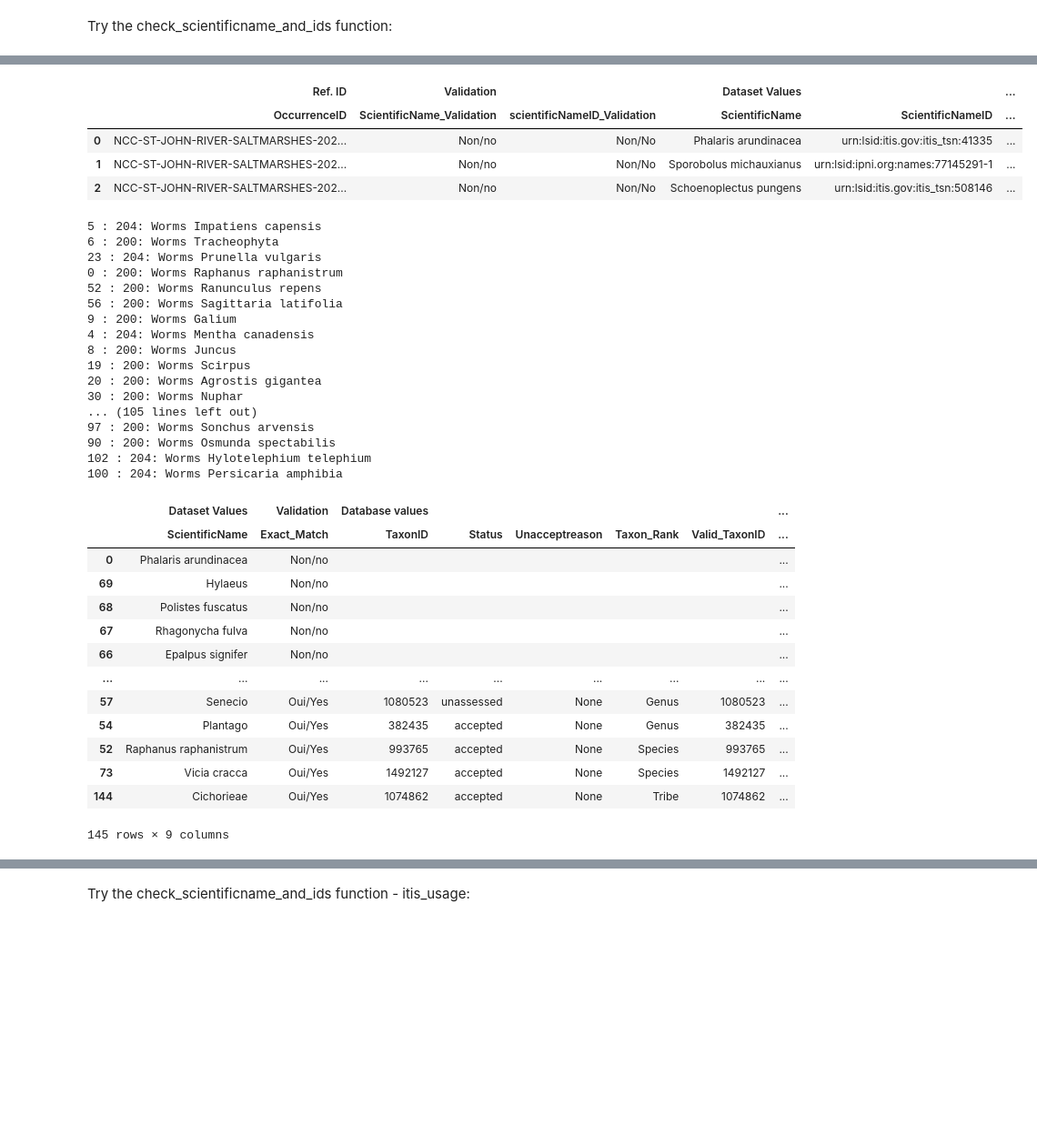
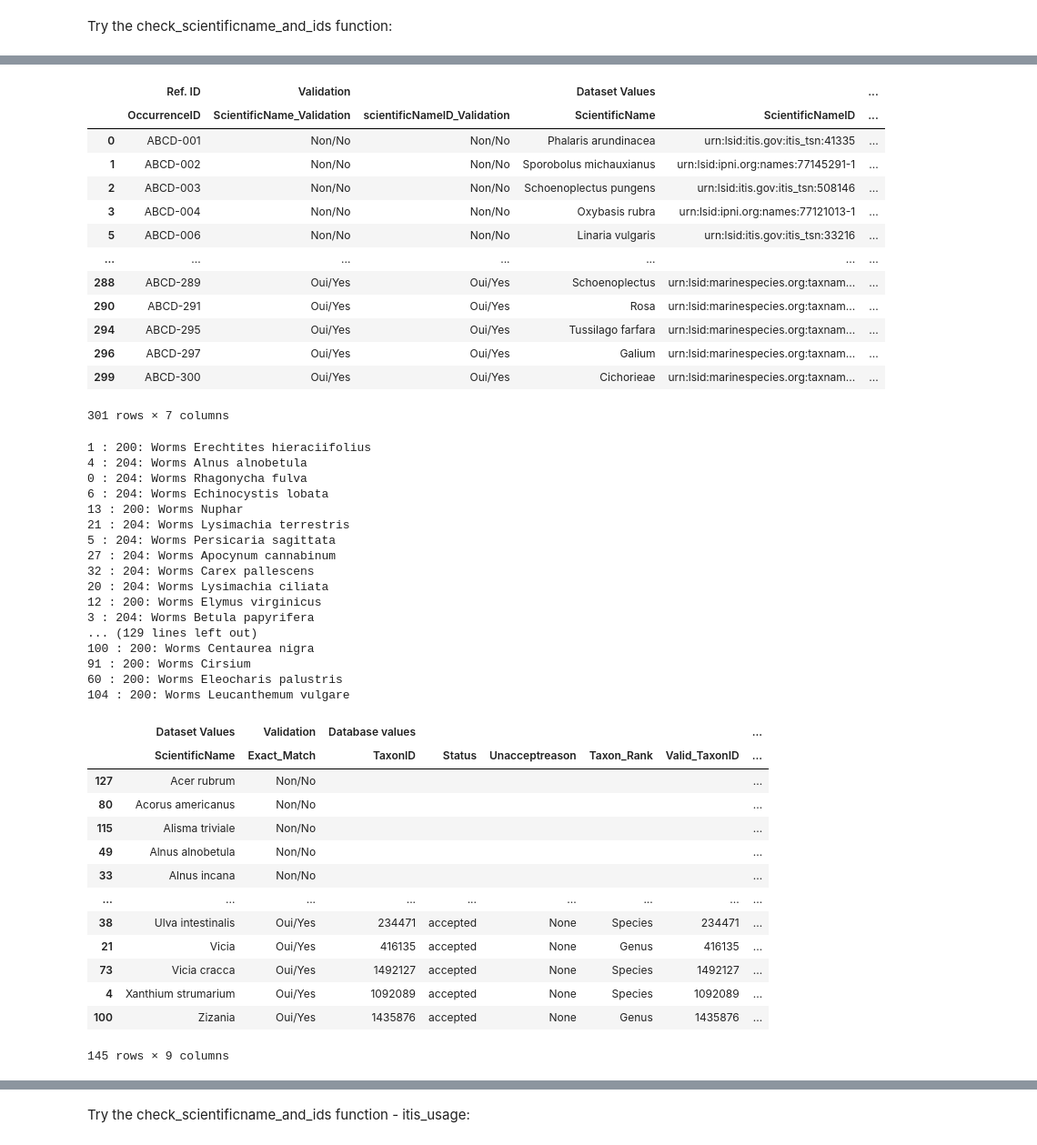
Before and after one commit to cioos-siooc/pyobistools, a Jupyter notebook: example_notebooks/notebook - check_scientificname_and_ids.ipynb, the cells around one changed output, grey strips where cells are left out. Shown at 91% size. Saved outputs shown, nothing was run; the diff lists cells and outputs as text; code cells hidden in the pictures; blank space fills up the shorter version.

```diff
--- a/example_notebooks/notebook - check_scientificname_and_ids.ipynb
+++ b/example_notebooks/notebook - check_scientificname_and_ids.ipynb
@@ -49,0 +44,3 @@ occurrence_extension.head(3)
+# %%
+occurrence_core = pd.read_csv('test_occurrence_core_check_scientificname_and_ids.csv')
+occurrence_core.head(5)
@@ -142,46 +175,55 @@ table1.head()
 # %%
-table2.head(3)
+table2
 # %% [output]
 |  | Ref. ID | Validation |  | Dataset Values |  | ... |
 |  | OccurrenceID | ScientificName_Validation | scientificNameID_Validation | ScientificName | ScientificNameID | ... |
-| 0 | NCC-ST-JOHN-RIVER-SALTMARSHES-202... | Non/no | Non/No | Phalaris arundinacea | urn:lsid:itis.gov:itis_tsn:41335 | ... |
-| 1 | NCC-ST-JOHN-RIVER-SALTMARSHES-202... | Non/no | Non/No | Sporobolus michauxianus | urn:lsid:ipni.org:names:77145291-1 | ... |
-| 2 | NCC-ST-JOHN-RIVER-SALTMARSHES-202... | Non/no | Non/No | Schoenoplectus pungens | urn:lsid:itis.gov:itis_tsn:508146 | ... |
+| 0 | ABCD-001 | Non/No | Non/No | Phalaris arundinacea | urn:lsid:itis.gov:itis_tsn:41335 | ... |
+| 1 | ABCD-002 | Non/No | Non/No | Sporobolus michauxianus | urn:lsid:ipni.org:names:77145291-1 | ... |
+| 2 | ABCD-003 | Non/No | Non/No | Schoenoplectus pungens | urn:lsid:itis.gov:itis_tsn:508146 | ... |
+| 3 | ABCD-004 | Non/No | Non/No | Oxybasis rubra | urn:lsid:ipni.org:names:77121013-1 | ... |
+| 5 | ABCD-006 | Non/No | Non/No | Linaria vulgaris | urn:lsid:itis.gov:itis_tsn:33216 | ... |
+| ... | ... | ... | ... | ... | ... | ... |
+| 288 | ABCD-289 | Oui/Yes | Oui/Yes | Schoenoplectus | urn:lsid:marinespecies.org:taxnam... | ... |
+| 290 | ABCD-291 | Oui/Yes | Oui/Yes | Rosa | urn:lsid:marinespecies.org:taxnam... | ... |
+| 294 | ABCD-295 | Oui/Yes | Oui/Yes | Tussilago farfara | urn:lsid:marinespecies.org:taxnam... | ... |
+| 296 | ABCD-297 | Oui/Yes | Oui/Yes | Galium | urn:lsid:marinespecies.org:taxnam... | ... |
+| 299 | ABCD-300 | Oui/Yes | Oui/Yes | Cichorieae | urn:lsid:marinespecies.org:taxnam... | ... |
+301 rows × 7 columns
 # %%
 table3, table4 = check_scientificname_and_ids(occurrence_core, 'names_taxons_ids')
 # %% [output]
-5 : 204: Worms Impatiens capensis
-6 : 200: Worms Tracheophyta
-23 : 204: Worms Prunella vulgaris
-0 : 200: Worms Raphanus raphanistrum
-52 : 200: Worms Ranunculus repens
-56 : 200: Worms Sagittaria latifolia
-9 : 200: Worms Galium
-4 : 204: Worms Mentha canadensis
-8 : 200: Worms Juncus
-19 : 200: Worms Scirpus
-20 : 200: Worms Agrostis gigantea
-30 : 200: Worms Nuphar
-... (105 lines left out)
-97 : 200: Worms Sonchus arvensis
-90 : 200: Worms Osmunda spectabilis
-102 : 204: Worms Hylotelephium telephium
-100 : 204: Worms Persicaria amphibia
+1 : 200: Worms Erechtites hieraciifolius
+4 : 204: Worms Alnus alnobetula
+0 : 204: Worms Rhagonycha fulva
+6 : 204: Worms Echinocystis lobata
+13 : 200: Worms Nuphar
+21 : 204: Worms Lysimachia terrestris
+5 : 204: Worms Persicaria sagittata
+27 : 204: Worms Apocynum cannabinum
+32 : 204: Worms Carex pallescens
+20 : 204: Worms Lysimachia ciliata
+12 : 200: Worms Elymus virginicus
+3 : 204: Worms Betula papyrifera
+... (129 lines left out)
+100 : 200: Worms Centaurea nigra
+91 : 200: Worms Cirsium
+60 : 200: Worms Eleocharis palustris
+104 : 200: Worms Leucanthemum vulgare
 # %%
 table3
 # %% [output]
 |  | Dataset Values | Validation | Database values |  |  |  |  | ... |
 |  | ScientificName | Exact_Match | TaxonID | Status | Unacceptreason | Taxon_Rank | Valid_TaxonID | ... |
-| 0 | Phalaris arundinacea | Non/no |  |  |  |  |  | ... |
-| 69 | Hylaeus | Non/no |  |  |  |  |  | ... |
-| 68 | Polistes fuscatus | Non/no |  |  |  |  |  | ... |
-| 67 | Rhagonycha fulva | Non/no |  |  |  |  |  | ... |
-| 66 | Epalpus signifer | Non/no |  |  |  |  |  | ... |
+| 127 | Acer rubrum | Non/No |  |  |  |  |  | ... |
+| 80 | Acorus americanus | Non/No |  |  |  |  |  | ... |
+| 115 | Alisma triviale | Non/No |  |  |  |  |  | ... |
+| 49 | Alnus alnobetula | Non/No |  |  |  |  |  | ... |
+| 33 | Alnus incana | Non/No |  |  |  |  |  | ... |
 | ... | ... | ... | ... | ... | ... | ... | ... | ... |
-| 57 | Senecio | Oui/Yes | 1080523 | unassessed | None | Genus | 1080523 | ... |
-| 54 | Plantago | Oui/Yes | 382435 | accepted | None | Genus | 382435 | ... |
-| 52 | Raphanus raphanistrum | Oui/Yes | 993765 | accepted | None | Species | 993765 | ... |
+| 38 | Ulva intestinalis | Oui/Yes | 234471 | accepted | None | Species | 234471 | ... |
+| 21 | Vicia | Oui/Yes | 416135 | accepted | None | Genus | 416135 | ... |
 | 73 | Vicia cracca | Oui/Yes | 1492127 | accepted | None | Species | 1492127 | ... |
-| 144 | Cichorieae | Oui/Yes | 1074862 | accepted | None | Tribe | 1074862 | ... |
+| 4 | Xanthium strumarium | Oui/Yes | 1092089 | accepted | None | Species | 1092089 | ... |
+| 100 | Zizania | Oui/Yes | 1435876 | accepted | None | Genus | 1435876 | ... |
 145 rows × 9 columns
 # %%
```
Also changed, not shown: parts of 8 cells of this notebook, 11 other files.
